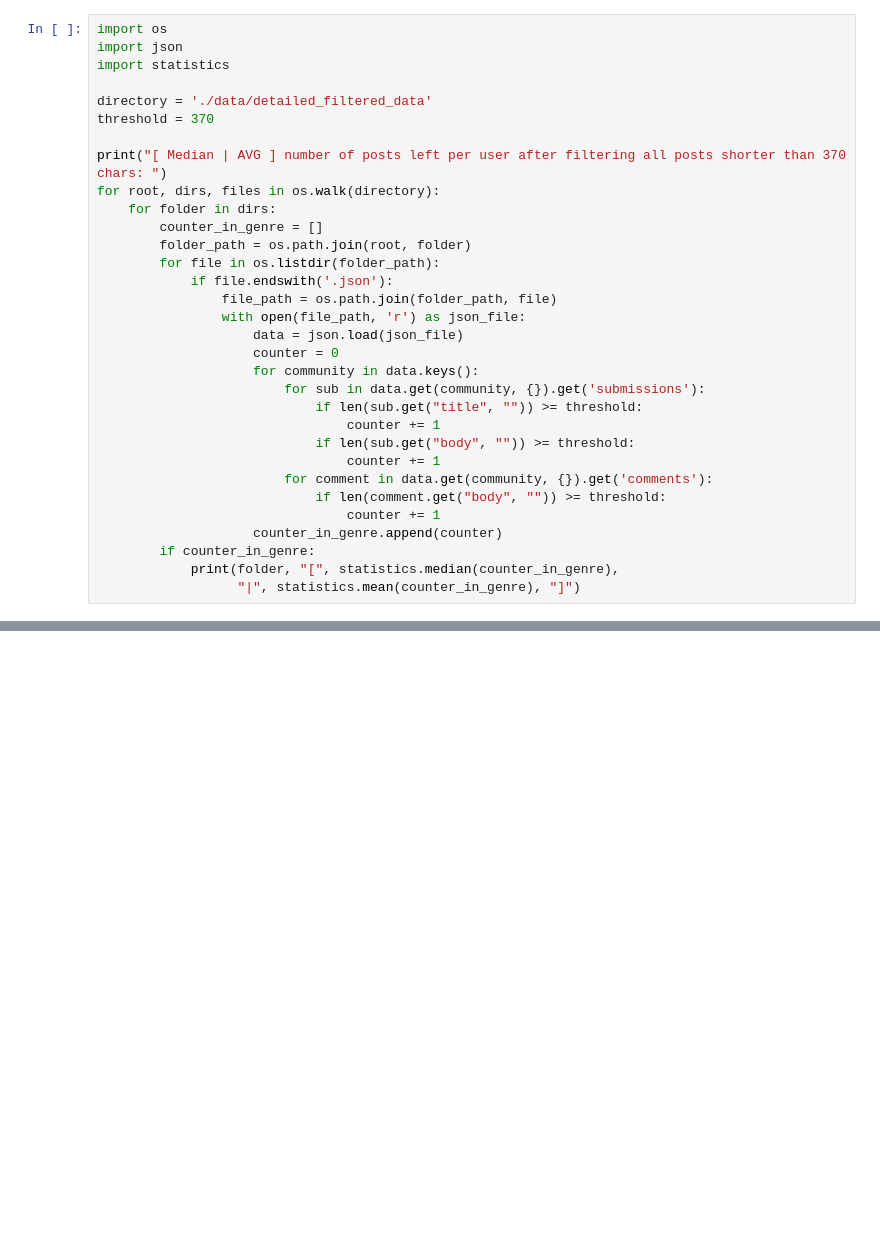
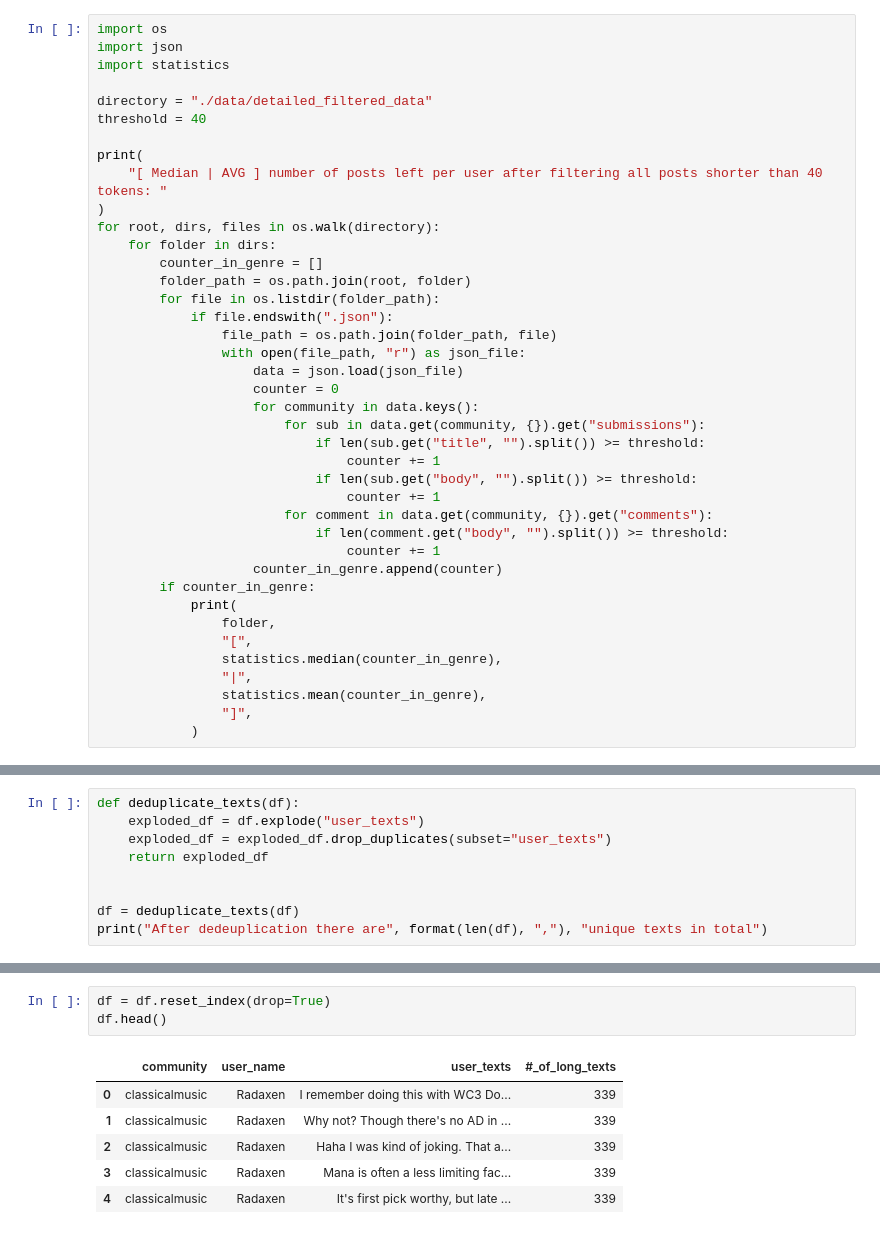
Before and after one commit to eliranshemtov/Musical-Preferences-And-Textual-Expression, a Jupyter notebook: Step8-back-to-reddit-data.ipynb, the cells around one changed output, grey strips where cells are left out. Saved outputs shown, nothing was run; the diff lists cells and outputs as text; blank space fills up the shorter version.

Commit message:
analyze reddit data for opn with mininLM model

```diff
--- a/Step8-back-to-reddit-data.ipynb
+++ b/Step8-back-to-reddit-data.ipynb
@@ -3,31 +21,39 @@ import os
 import json
 import statistics
 
-directory = './data/detailed_filtered_data'
-threshold = 370
+directory = "./data/detailed_filtered_data"
+threshold = 40
 
-print("[ Median | AVG ] number of posts left per user after filtering all posts shorter than 370 chars: ")
+print(
+    "[ Median | AVG ] number of posts left per user after filtering all posts shorter than 40 tokens: "
+)
 for root, dirs, files in os.walk(directory):
     for folder in dirs:
         counter_in_genre = []
         folder_path = os.path.join(root, folder)
         for file in os.listdir(folder_path):
-            if file.endswith('.json'):
+            if file.endswith(".json"):
                 file_path = os.path.join(folder_path, file)
-                with open(file_path, 'r') as json_file:
+                with open(file_path, "r") as json_file:
                     data = json.load(json_file)
                     counter = 0
                     for community in data.keys():
-                        for sub in data.get(community, {}).get('submissions'):
-                            if len(sub.get("title", "")) >= threshold:
+                        for sub in data.get(community, {}).get("submissions"):
+                            if len(sub.get("title", "").split()) >= threshold:
                                 counter += 1
-                            if len(sub.get("body", "")) >= threshold:
+                            if len(sub.get("body", "").split()) >= threshold:
                                 counter += 1
-                        for comment in data.get(community, {}).get('comments'):
-                            if len(comment.get("body", "")) >= threshold:
+                        for comment in data.get(community, {}).get("comments"):
+                            if len(comment.get("body", "").split()) >= threshold:
                                 counter += 1
                     counter_in_genre.append(counter)
         if counter_in_genre:
-            print(folder, "[", statistics.median(counter_in_genre),
-                  "|", statistics.mean(counter_in_genre), "]")
+            print(
+                folder,
+                "[",
+                statistics.median(counter_in_genre),
+                "|",
+                statistics.mean(counter_in_genre),
+                "]",
+            )
 # %% [output]
@@ -39,0 +127,9 @@ classicalmusic [ 59.0 | 101.091 ]
+# %%
+def deduplicate_texts(df):
+    exploded_df = df.explode("user_texts")
+    exploded_df = exploded_df.drop_duplicates(subset="user_texts")
+    return exploded_df
+
+
+df = deduplicate_texts(df)
+print("After dedeuplication there are", format(len(df), ","), "unique texts in total")
@@ -39,0 +227,10 @@ classicalmusic [ 59.0 | 101.091 ]
+# %%
+df = df.reset_index(drop=True)
+df.head()
+# %% [output]
+|  | community | user_name | user_texts | #_of_long_texts |
+| 0 | classicalmusic | Radaxen | I remember doing this with WC3 Do... | 339 |
+| 1 | classicalmusic | Radaxen | Why not? Though there's no AD in ... | 339 |
+| 2 | classicalmusic | Radaxen | Haha I was kind of joking. That a... | 339 |
+| 3 | classicalmusic | Radaxen | Mana is often a less limiting fac... | 339 |
+| 4 | classicalmusic | Radaxen | It's first pick worthy, but late ... | 339 |
```
Also changed, not shown: parts of 25 cells of this notebook, 4 other files.
